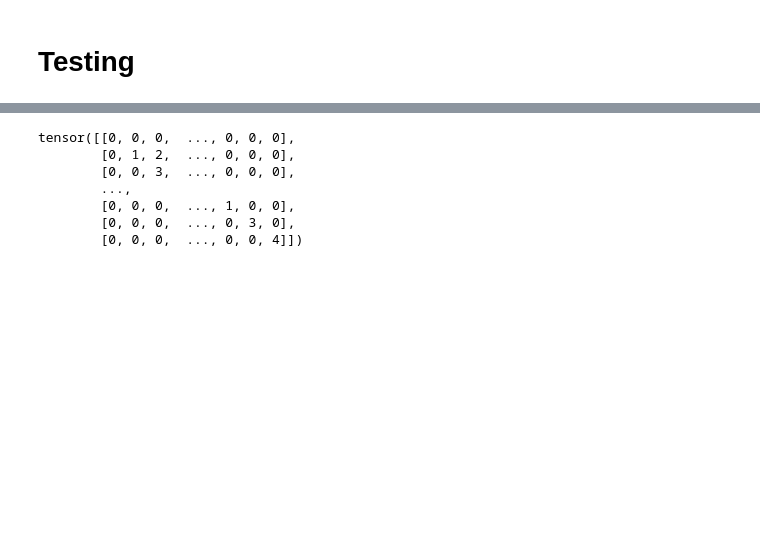
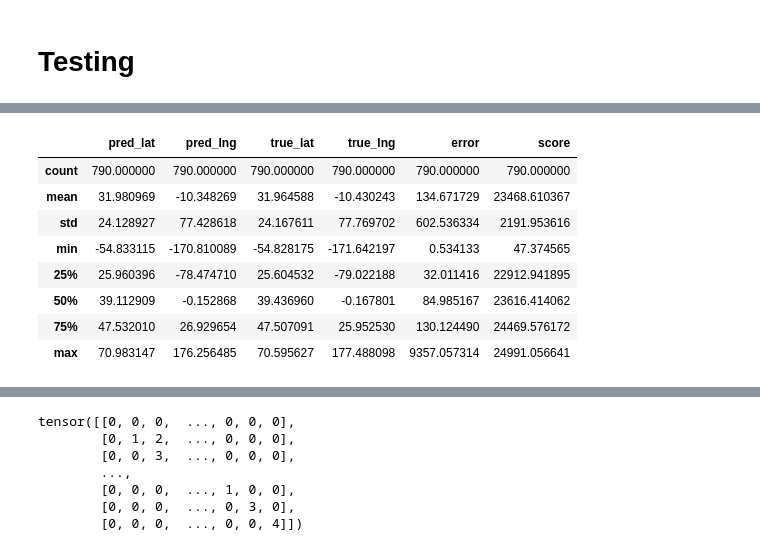
Before and after one commit to fyhuang/img2loc, a Jupyter notebook: s2cell_predict.ipynb, the cells around one changed output, grey strips where cells are left out. Saved outputs shown, nothing was run; the diff lists cells and outputs as text; code cells hidden in the pictures; blank space fills up the shorter version.

Commit message:
Implement geoguessr score metric

```diff
--- a/s2cell_predict.ipynb
+++ b/s2cell_predict.ipynb
@@ -200,3 +183,15 @@ Unknown device: NVIDIA GeForce GTX 1070
+# %%
+results.describe()
+# %% [output]
+|  | pred_lat | pred_lng | true_lat | true_lng | error | score |
+| count | 790.000000 | 790.000000 | 790.000000 | 790.000000 | 790.000000 | 790.000000 |
+| mean | 31.980969 | -10.348269 | 31.964588 | -10.430243 | 134.671729 | 23468.610367 |
+| std | 24.128927 | 77.428618 | 24.167611 | 77.769702 | 602.536334 | 2191.953616 |
+| min | -54.833115 | -170.810089 | -54.828175 | -171.642197 | 0.534133 | 47.374565 |
+| 25% | 25.960396 | -78.474710 | 25.604532 | -79.022188 | 32.011416 | 22912.941895 |
+| 50% | 39.112909 | -0.152868 | 39.436960 | -0.167801 | 84.985167 | 23616.414062 |
+| 75% | 47.532010 | 26.929654 | 47.507091 | 25.952530 | 130.124490 | 24469.576172 |
+| max | 70.983147 | 176.256485 | 70.595627 | 177.488098 | 9357.057314 | 24991.056641 |
 # %%
 # Compute accuracy according to PlaNet criteria
 # Street = 1km
```
Also changed, not shown: parts of 8 cells of this notebook, 6 other files.
